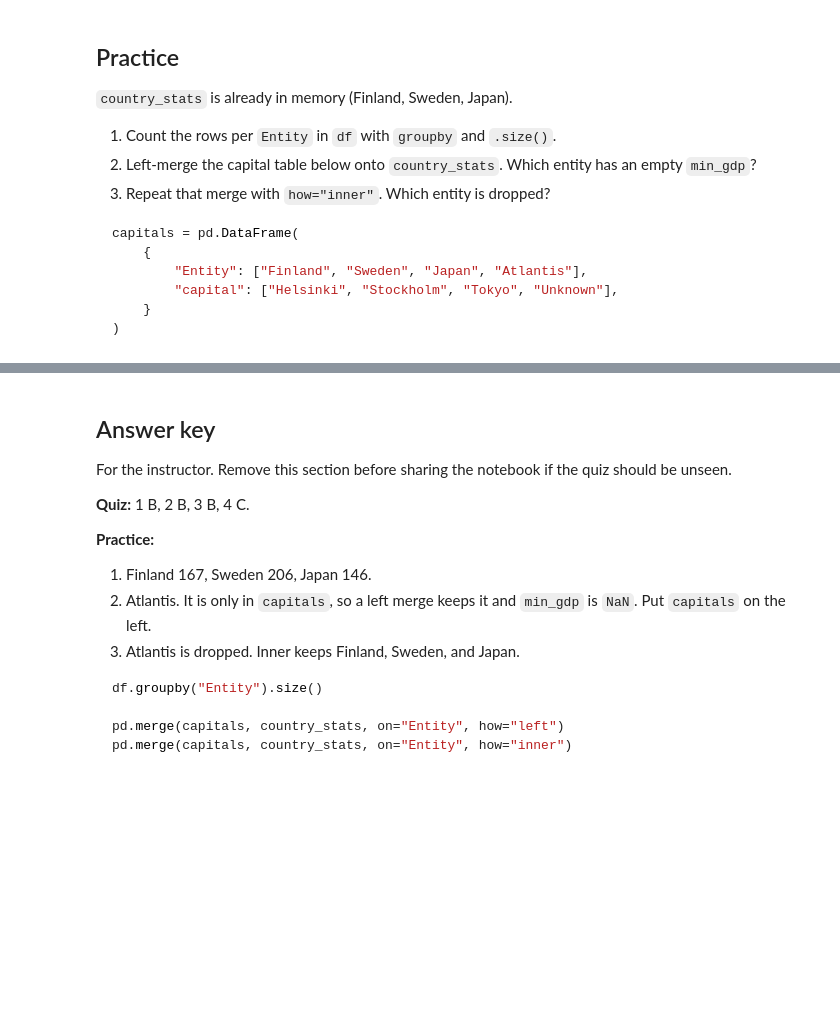
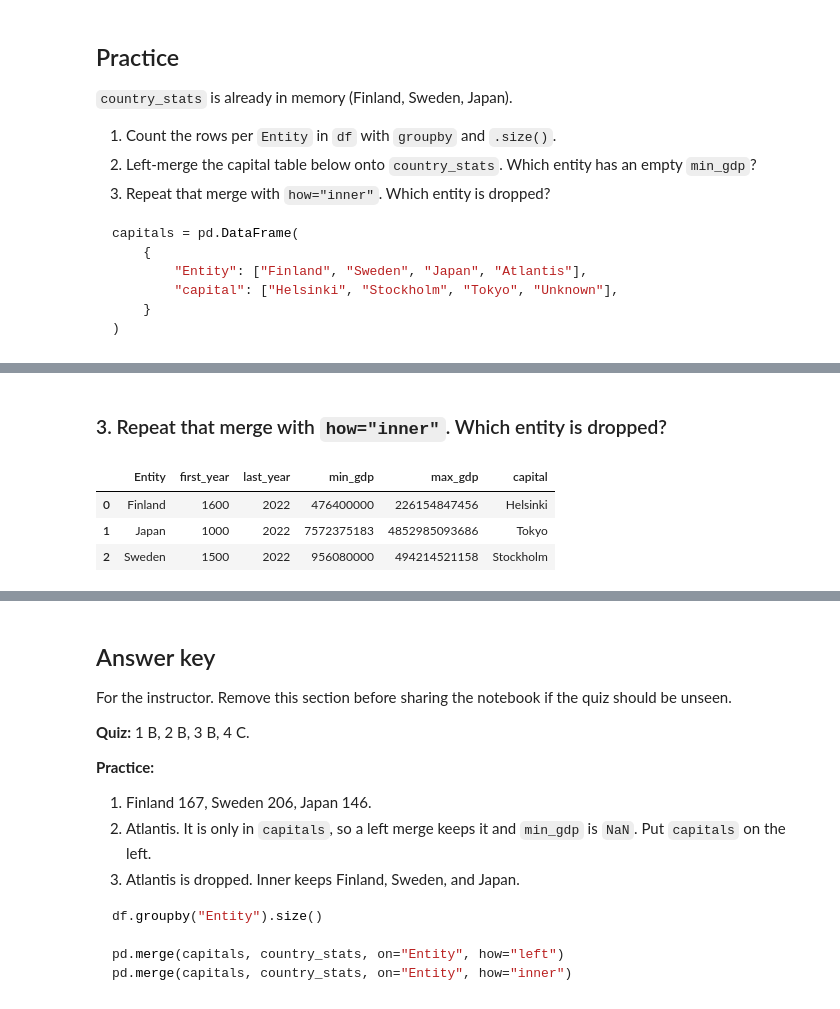
Before and after one commit to buicaothe/PYTHON, a Jupyter notebook: DATA ENGINEERING/Week 05/quizz-recap-groupby-merge.ipynb, the cells around one changed output, grey strips where cells are left out. Saved outputs shown, nothing was run; the diff lists cells and outputs as text; code cells hidden in the pictures; blank space fills up the shorter version.

```diff
--- a/DATA ENGINEERING/Week 05/quizz-recap-groupby-merge.ipynb
+++ b/DATA ENGINEERING/Week 05/quizz-recap-groupby-merge.ipynb
@@ -189,5 +360,15 @@ capitals = pd.DataFrame(
+# %% [markdown]
+### 3. Repeat that merge with `how="inner"`. Which entity is dropped?
 # %%
-# Practice 3
+final_merge = pd.merge(country_stats, capitals, on="Entity",how='inner')
+final_merge = pd.merge(country_stats, capitals, on="Entity") # DEFAULT: how = 'inner'
+final_merge
+# with how = 'inner': There is no common "Atlantis" between the 2 tables --> missing 'Atlantis'.
+# %% [output]
+|  | Entity | first_year | last_year | min_gdp | max_gdp | capital |
+| 0 | Finland | 1600 | 2022 | 476400000 | 226154847456 | Helsinki |
+| 1 | Japan | 1000 | 2022 | 7572375183 | 4852985093686 | Tokyo |
+| 2 | Sweden | 1500 | 2022 | 956080000 | 494214521158 | Stockholm |
 # %% [markdown]
 ## Quiz
 
```
Also changed, not shown: parts of 21 cells of this notebook, 1 other file.
